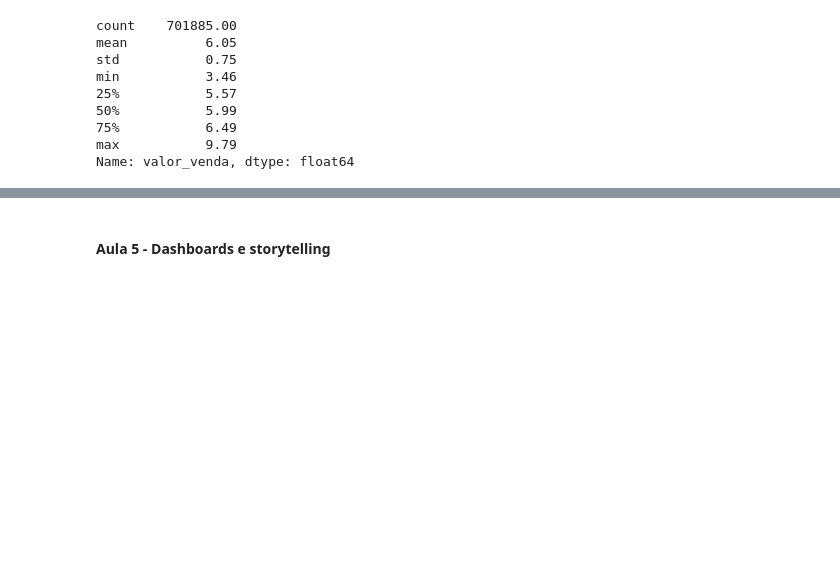
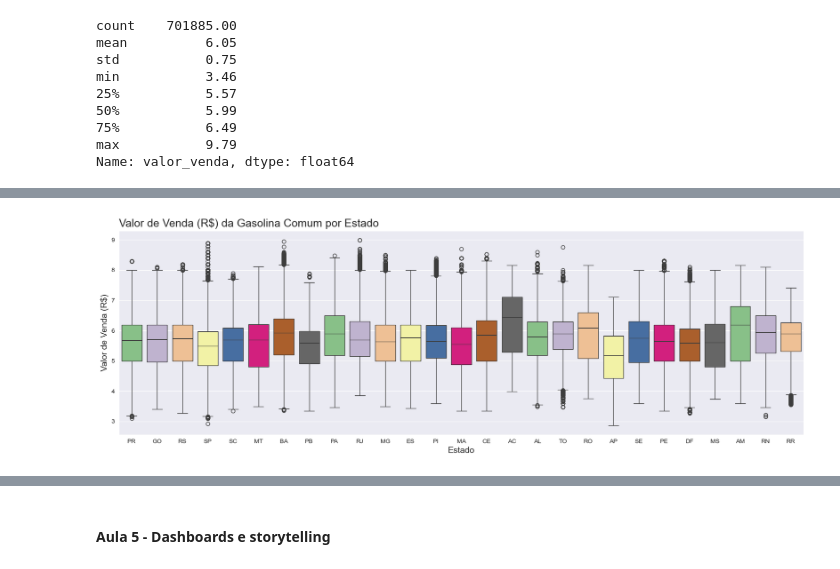
Before and after one commit to RicardViana/fiap-data-viz-and-production-models, a Jupyter notebook: analise_de_negocios.ipynb, the cells around one changed output, grey strips where cells are left out. Saved outputs shown, nothing was run; the diff lists cells and outputs as text; code cells hidden in the pictures; blank space fills up the shorter version.

```diff
--- a/analise_de_negocios.ipynb
+++ b/analise_de_negocios.ipynb
@@ -941,0 +967,11 @@ plotar_boxplot_2V(
+# %%
+# Plotar boxplot
+plotar_boxplot_2V(
+        'Valor de Venda (R$) da Gasolina Comum por Estado',
+        'Estado',
+        'Valor de Venda (R$)',
+        'estado',
+        'valor_venda',
+        gasolina)
+# %% [output]
+[figure, added]
```
Also changed, not shown: parts of 21 cells of this notebook.
